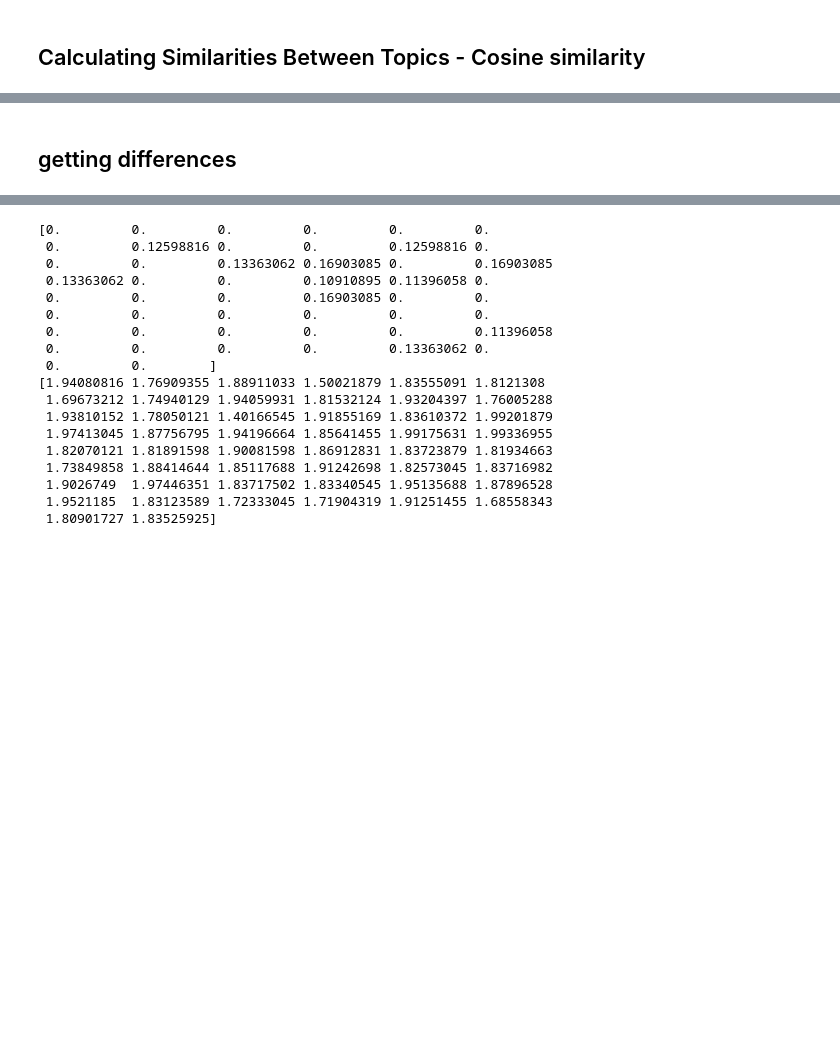
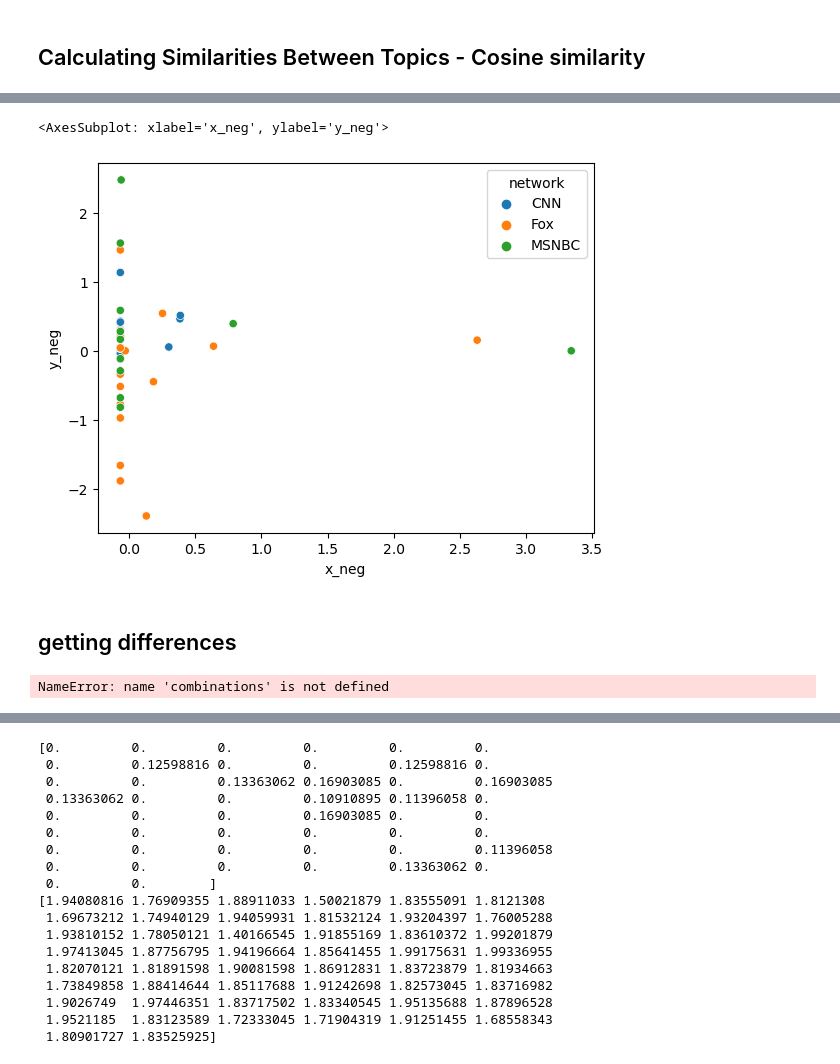
Before and after one commit to thesethb/Benson_Math_Capstone, a Jupyter notebook: Jan2020_analysisv3.ipynb, the cells around one changed output, grey strips where cells are left out. Saved outputs shown, nothing was run; the diff lists cells and outputs as text; code cells hidden in the pictures; blank space fills up the shorter version.

```diff
--- a/Jan2020_analysisv3.ipynb
+++ b/Jan2020_analysisv3.ipynb
@@ -719,5 +822,14 @@ print(d)
+# %%
+sns.scatterplot(data=program_df, x='x_neg', y='y_neg', hue='network')
+# %% [output]
+<AxesSubplot: xlabel='x_neg', ylabel='y_neg'>
+[figure, added]
 # %% [markdown]
 ## getting differences
+# %%
+diff = [2 - abs(i - j) for (i, j) in combinations(tr_tp_st[2], 2)]
+# %% [output]
+NameError: name 'combinations' is not defined
 # %%
 diff = [2 - abs(i - j) for (i, j) in combinations(tr_tp_st[2], 2)]
 m = np.mean(diff)
```
Also changed, not shown: parts of 31 cells of this notebook.
